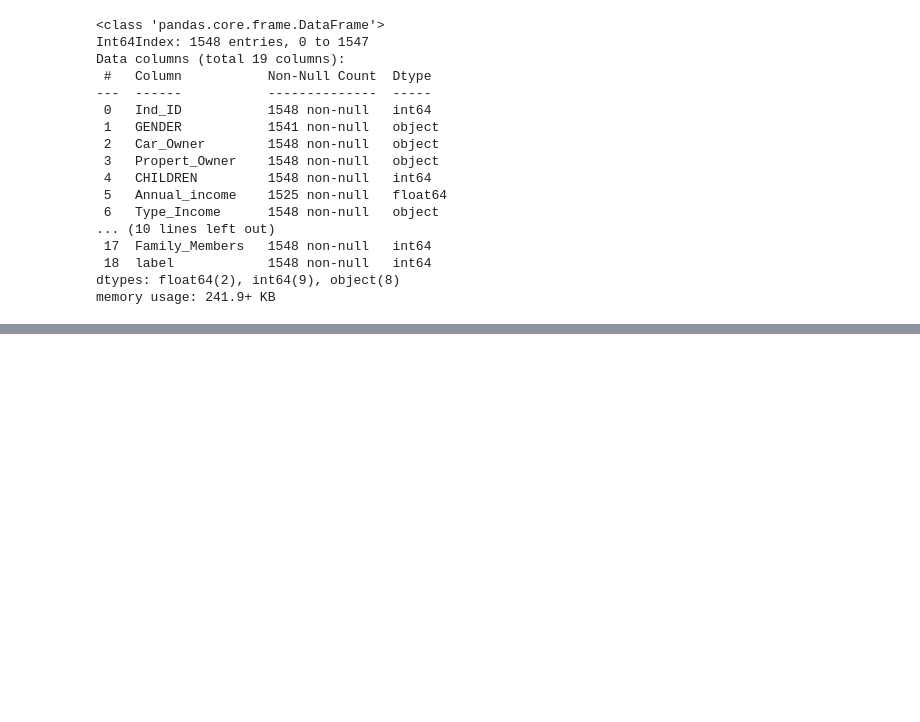
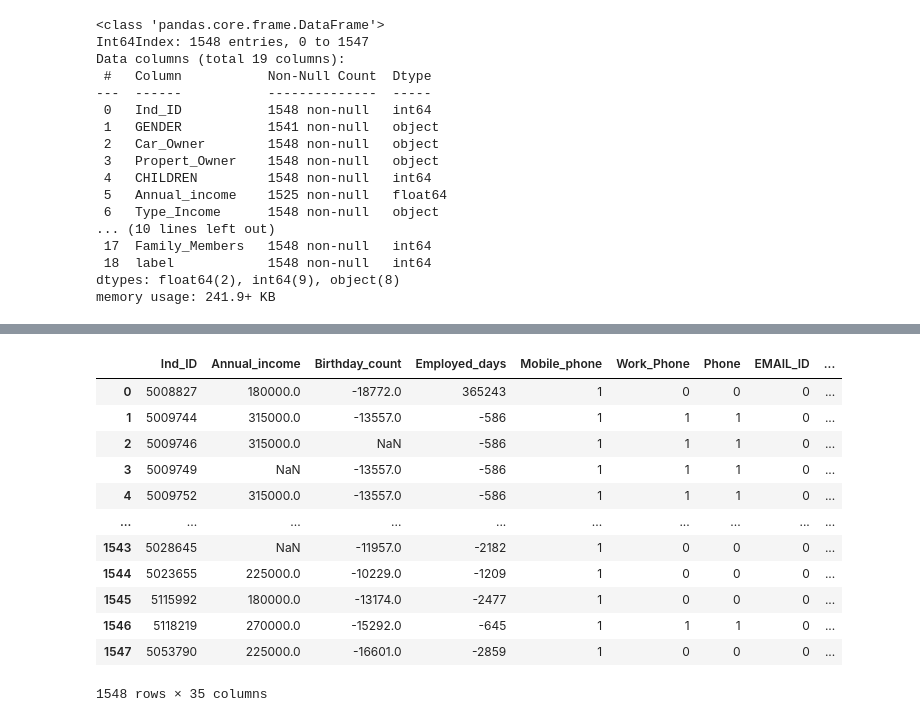
Before and after one commit to Davidkeebler/Credit_Card_Approvals_and_Denials_Prediction, a Jupyter notebook: Untitled.ipynb, the cells around one changed output, grey strips where cells are left out. Cells and saved outputs as stored; diff of their text form; code cells hidden in the pictures; blank space fills up the shorter version.

```diff
--- a/Untitled.ipynb
+++ b/Untitled.ipynb
@@ -89,3 +89,5 @@ Data columns (total 19 columns):
  18  label            1548 non-null   int64
 dtypes: float64(2), int64(9), object(8)
 memory usage: 241.9+ KB
+# %%
+merged = pd.get_dummies(merged, columns=['GENDER', 'Car_Owner', 'Propert_Owner', 'CHILDREN', 'Type_Income', 'EDUCATION', 'Marital_status', 'Housing_type'])
@@ -91,0 +114,16 @@ memory usage: 241.9+ KB
+# %%
+merged.drop(['GENDER_F', 'Car_Owner_N', 'Propert_Owner_N', 'CHILDREN_0', 'Type_Income_Working', 'EDUCATION_Academic degree', 'Marital_status_Single / not married', 'Housing_type_House / apartment'], axis=1)
+# %% [output]
+|  | Ind_ID | Annual_income | Birthday_count | Employed_days | Mobile_phone | Work_Phone | Phone | EMAIL_ID | ... |
+| 0 | 5008827 | 180000.0 | -18772.0 | 365243 | 1 | 0 | 0 | 0 | ... |
+| 1 | 5009744 | 315000.0 | -13557.0 | -586 | 1 | 1 | 1 | 0 | ... |
+| 2 | 5009746 | 315000.0 | NaN | -586 | 1 | 1 | 1 | 0 | ... |
+| 3 | 5009749 | NaN | -13557.0 | -586 | 1 | 1 | 1 | 0 | ... |
+| 4 | 5009752 | 315000.0 | -13557.0 | -586 | 1 | 1 | 1 | 0 | ... |
+| ... | ... | ... | ... | ... | ... | ... | ... | ... | ... |
+| 1543 | 5028645 | NaN | -11957.0 | -2182 | 1 | 0 | 0 | 0 | ... |
+| 1544 | 5023655 | 225000.0 | -10229.0 | -1209 | 1 | 0 | 0 | 0 | ... |
+| 1545 | 5115992 | 180000.0 | -13174.0 | -2477 | 1 | 0 | 0 | 0 | ... |
+| 1546 | 5118219 | 270000.0 | -15292.0 | -645 | 1 | 1 | 1 | 0 | ... |
+| 1547 | 5053790 | 225000.0 | -16601.0 | -2859 | 1 | 0 | 0 | 0 | ... |
+1548 rows × 35 columns
```
Also changed, not shown: parts of 1 cell of this notebook.
